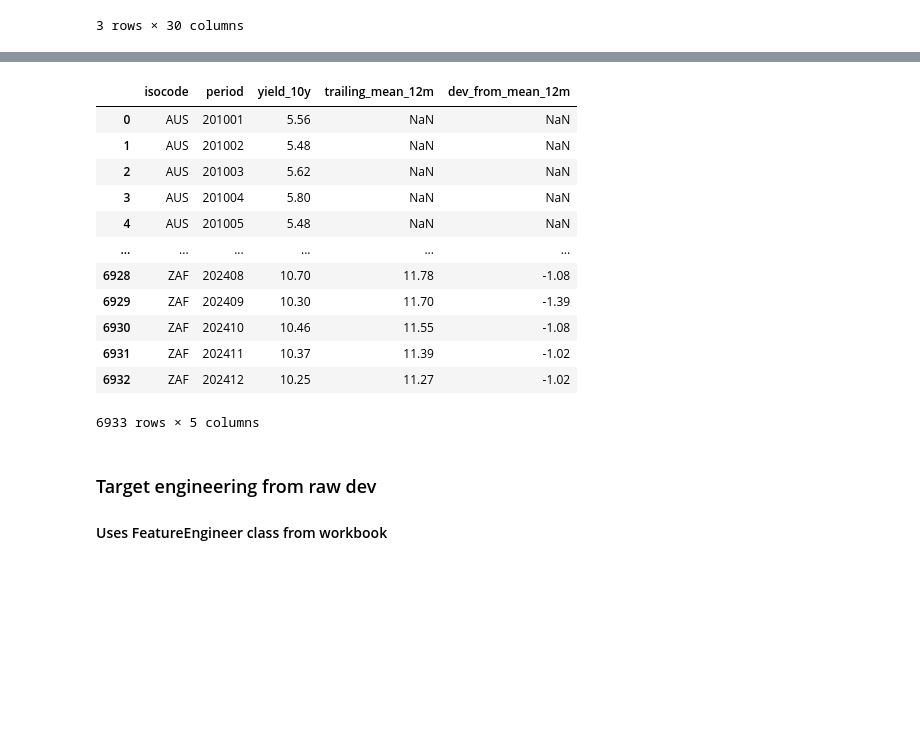
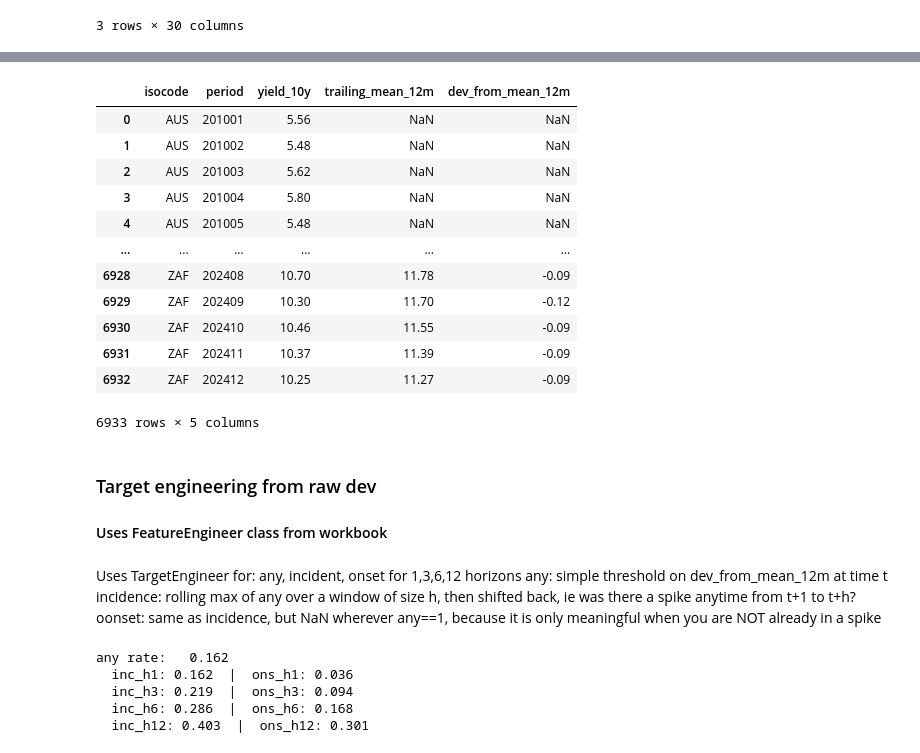
Before and after one commit to samuelfraley-bse/forecast-a1, a Jupyter notebook: notebooks/clean.ipynb, the cells around one changed output, grey strips where cells are left out. Drawn from its saved outputs; the diff is of its cells as text; code cells hidden in the pictures; blank space fills up the shorter version.

```diff
--- a/notebooks/clean.ipynb
+++ b/notebooks/clean.ipynb
@@ -35,32 +45,30 @@ We first engineer a feature for each country x period to calculate that observat
 # %%
-#Threshold: current yield less average yield over the past 12 months (excluding current month) by at least 25 percentage points/
-# 0.25 is percentage points, so if the 12m avg was 3.0% and now its 3.5%, its a spike
-
-DEV_12M_THRESHOLD = 0.25
-HORIZONS = [3, 6, 12]
+DEV_12M_THRESHOLD = 0.20
+HORIZONS = [1, 3, 6, 12]
 
 g = df.groupby(level='isocode')
 
 # Trailing 12m mean excluding current period — shift(1) before rolling is the leakage guard
 trailing_mean_12m = g['yield_10y'].transform(
     lambda s: s.shift(1).rolling(12, min_periods=6).mean()
 )
-df['dev_from_mean_12m'] = df['yield_10y'] - trailing_mean_12m
+df['trailing_mean_12m'] = trailing_mean_12m
+df['dev_from_mean_12m'] = (df['yield_10y'] - trailing_mean_12m) / trailing_mean_12m
 
 df[['yield_10y', 'trailing_mean_12m', 'dev_from_mean_12m']].reset_index().round(2)
 # %% [output]
 |  | isocode | period | yield_10y | trailing_mean_12m | dev_from_mean_12m |
 | 0 | AUS | 201001 | 5.56 | NaN | NaN |
 | 1 | AUS | 201002 | 5.48 | NaN | NaN |
 | 2 | AUS | 201003 | 5.62 | NaN | NaN |
 | 3 | AUS | 201004 | 5.80 | NaN | NaN |
 | 4 | AUS | 201005 | 5.48 | NaN | NaN |
 | ... | ... | ... | ... | ... | ... |
-| 6928 | ZAF | 202408 | 10.70 | 11.78 | -1.08 |
-| 6929 | ZAF | 202409 | 10.30 | 11.70 | -1.39 |
-| 6930 | ZAF | 202410 | 10.46 | 11.55 | -1.08 |
-| 6931 | ZAF | 202411 | 10.37 | 11.39 | -1.02 |
-| 6932 | ZAF | 202412 | 10.25 | 11.27 | -1.02 |
+| 6928 | ZAF | 202408 | 10.70 | 11.78 | -0.09 |
+| 6929 | ZAF | 202409 | 10.30 | 11.70 | -0.12 |
+| 6930 | ZAF | 202410 | 10.46 | 11.55 | -0.09 |
+| 6931 | ZAF | 202411 | 10.37 | 11.39 | -0.09 |
+| 6932 | ZAF | 202412 | 10.25 | 11.27 | -0.09 |
 6933 rows × 5 columns
 # %% [markdown]
 ### Target engineering from raw dev
@@ -215,3 +223,42 @@ class TargetEngineer():
     df[target_col] = self.df.groupby(self.unit)[any_col].transform(lambda x: _onset(x, horizon))
 
     return df[[self.y_col, any_col, target_col]]
+# %% [markdown]
+Uses TargetEngineer for: any, incident, onset for 1,3,6,12 horizons
+any: simple threshold on dev_from_mean_12m at time t
+incidence: rolling max of any over a window of size h, then shifted back, ie was there a spike anytime from t+1 to t+h?
+oonset: same as incidence, but NaN wherever any==1, because it is only meaningful when you are NOT already in a spike
+# %%
+HORIZONS = [1, 3, 6, 12]
+
+# Step 1: any — is the current period a spike?
+df['any'] = (df['dev_from_mean_12m'] > DEV_12M_THRESHOLD).astype(int)
+df.loc[df['dev_from_mean_12m'].isna(), 'any'] = np.nan
+
+# Step 2: incidence — does a spike occur in the next h months?
+# (1 if any==1 in at least one of the next h periods)
+for h in HORIZONS:
+    df[f'inc_h{h}'] = (
+        g['any']
+        .transform(lambda s, h=h: s.rolling(h, min_periods=h).max().shift(-h))
+    )
+
+# Step 3: onset — does a NEW spike start in the next h months, given any==0 now?
+# NaN if currently spiking (any==1), else max of any over next h periods
+for h in HORIZONS:
+    def _onset(s, h=h):
+        rolled = s.rolling(h, min_periods=h).max().shift(-h)
+        rolled[s == 1] = np.nan  # undefined when already spiking
+        return rolled
+    df[f'ons_h{h}'] = g['any'].transform(_onset)
+
+# Sanity check
+print("any rate:  ", df['any'].mean().round(3))
+for h in HORIZONS:
+    print(f"  inc_h{h}: {df[f'inc_h{h}'].mean().round(3)}  |  ons_h{h}: {df[f'ons_h{h}'].mean().round(3)}")
+# %% [output]
+any rate:   0.162
+  inc_h1: 0.162  |  ons_h1: 0.036
+  inc_h3: 0.219  |  ons_h3: 0.094
+  inc_h6: 0.286  |  ons_h6: 0.168
+  inc_h12: 0.403  |  ons_h12: 0.301
```
Also changed, not shown: parts of 26 cells of this notebook, 5 other files.
